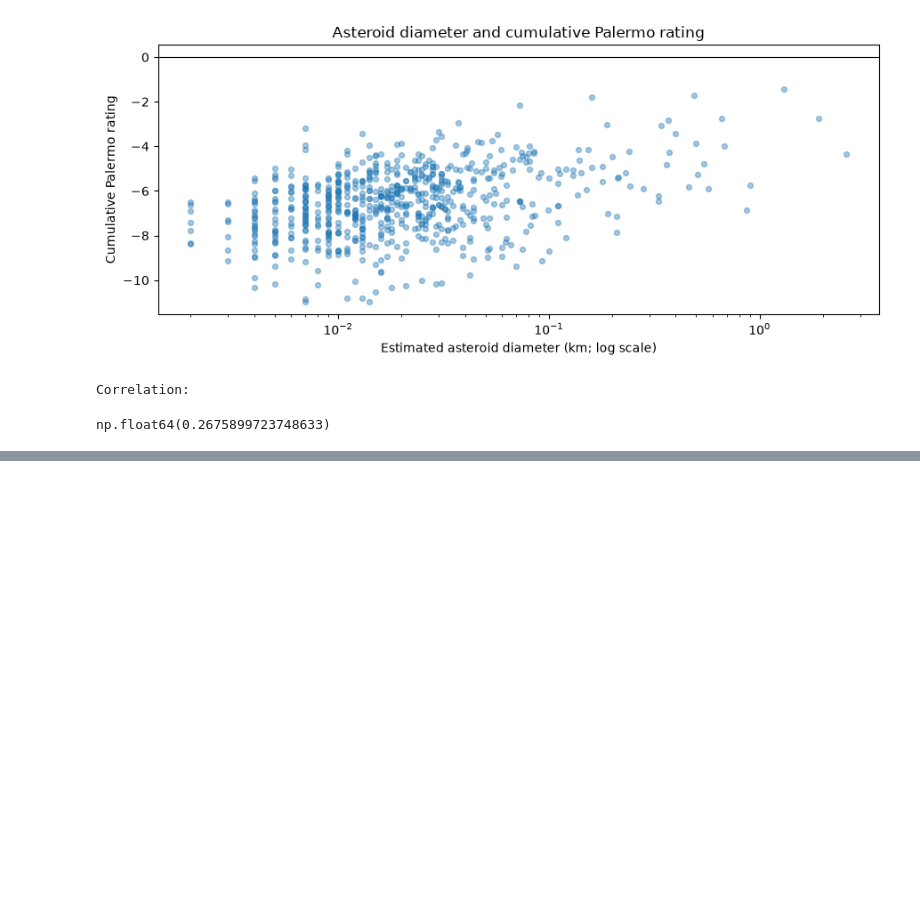
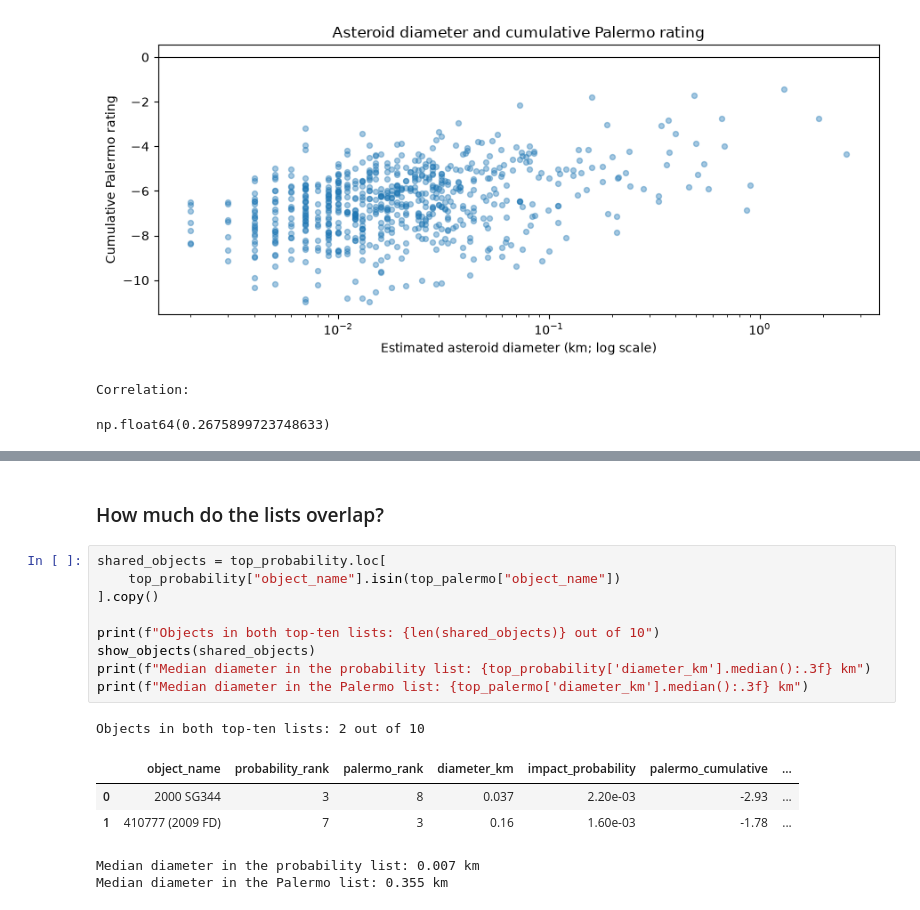
Before and after one commit to mwojtyna/uj, a Jupyter notebook: data-science/2_data_exploration_advanced/2_Asteroid_Impacts_DataExploration.ipynb, the cells around one changed output, grey strips where cells are left out. Cells and saved outputs as stored; diff of their text form; blank space fills up the shorter version.

```diff
--- a/data-science/2_data_exploration_advanced/2_Asteroid_Impacts_DataExploration.ipynb
+++ b/data-science/2_data_exploration_advanced/2_Asteroid_Impacts_DataExploration.ipynb
@@ -436,0 +422,18 @@ same five objects? Compare the lists and explain why they can differ. _TODO_
+# %% [markdown]
+### How much do the lists overlap?
+# %%
+shared_objects = top_probability.loc[
+    top_probability["object_name"].isin(top_palermo["object_name"])
+].copy()
+
+print(f"Objects in both top-ten lists: {len(shared_objects)} out of 10")
+show_objects(shared_objects)
+print(f"Median diameter in the probability list: {top_probability['diameter_km'].median():.3f} km")
+print(f"Median diameter in the Palermo list: {top_palermo['diameter_km'].median():.3f} km")
+# %% [output]
+Objects in both top-ten lists: 2 out of 10
+|  | object_name | probability_rank | palermo_rank | diameter_km | impact_probability | palermo_cumulative | ... |
+| 0 | 2000 SG344 | 3 | 8 | 0.037 | 2.20e-03 | -2.93 | ... |
+| 1 | 410777 (2009 FD) | 7 | 3 | 0.16 | 1.60e-03 | -1.78 | ... |
+Median diameter in the probability list: 0.007 km
+Median diameter in the Palermo list: 0.355 km
```
Also changed, not shown: parts of 22 cells of this notebook.
